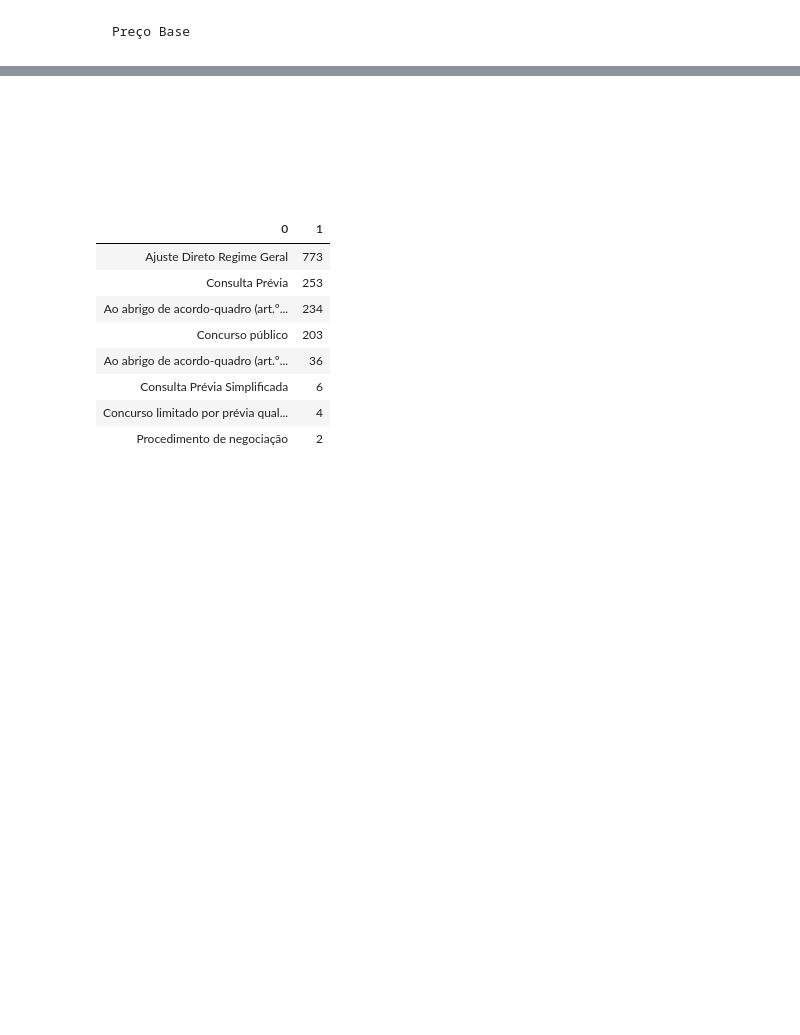
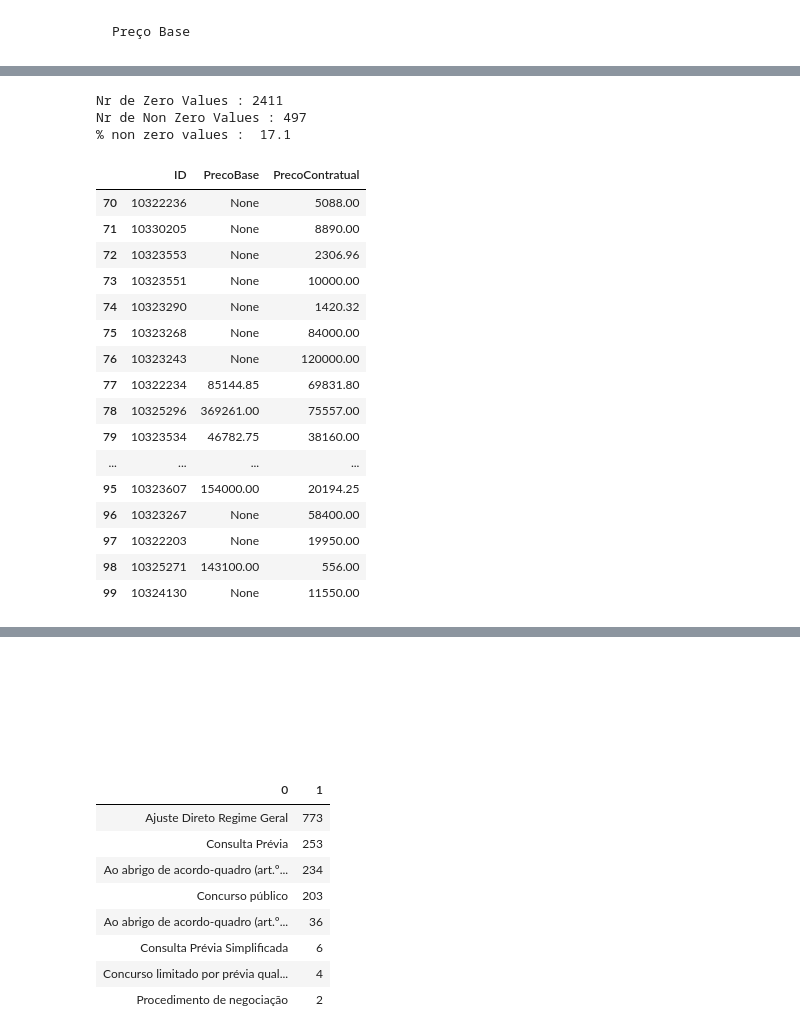
Before and after one commit to francisco-vpereira/ForceraIntership, a Jupyter notebook: forcera/scripts/contratos_v2.ipynb, the cells around one changed output, grey strips where cells are left out. Drawn from its saved outputs; the diff is of its cells as text; code cells hidden in the pictures; blank space fills up the shorter version.

```diff
--- a/forcera/scripts/contratos_v2.ipynb
+++ b/forcera/scripts/contratos_v2.ipynb
@@ -106,0 +154,8 @@ HTML(pd.DataFrame(col_names('contratos')).to_html(index=True))
+# %%
+cur = conn.cursor()
+cur.execute('''
+            SELECT "id"
+            FROM "contratos"
+            WHERE cpv LIKE '72%';''')
+
+len(cur.fetchall())
@@ -384 +504,13 @@ Nr de Non Zero Values : 344
+# %%
+# Conjunto de todos os preços base
+a = preco_base3(ids)
+
+#pd.DataFrame(a).describe().apply(lambda s: s.apply(lambda x: format(x, 'g')))
+print("Nr de Zero Values :", len(a) - (np.count_nonzero(a)))
+print("Nr de Non Zero Values :", (np.count_nonzero(a)))
+print("% non zero values : ",round(np.count_nonzero(a)/len(a) * 100,1))
+# %% [output]
+Nr de Zero Values : 2411
+Nr de Non Zero Values : 497
+% non zero values :  17.1
 # %%
@@ -394,3 +528,25 @@ pc = preco_contrato3(ids_nn)
+# %%
+df1 = contratos(ids).iloc[70:100,[0,2,18]]
+df1=df1.rename(columns = {0:'ID',2:'PrecoBase', 18:'PrecoContratual'})
+df1
+# %% [output]
+|  | ID | PrecoBase | PrecoContratual |
+| 70 | 10322236 | None | 5088.00 |
+| 71 | 10330205 | None | 8890.00 |
+| 72 | 10323553 | None | 2306.96 |
+| 73 | 10323551 | None | 10000.00 |
+| 74 | 10323290 | None | 1420.32 |
+| 75 | 10323268 | None | 84000.00 |
+| 76 | 10323243 | None | 120000.00 |
+| 77 | 10322234 | 85144.85 | 69831.80 |
+| 78 | 10325296 | 369261.00 | 75557.00 |
+| 79 | 10323534 | 46782.75 | 38160.00 |
+| ... | ... | ... | ... |
+| 95 | 10323607 | 154000.00 | 20194.25 |
+| 96 | 10323267 | None | 58400.00 |
+| 97 | 10322203 | None | 19950.00 |
+| 98 | 10325271 | 143100.00 | 556.00 |
+| 99 | 10324130 | None | 11550.00 |
 # %%
 def redflag(pbase, pcontr, tol, ids):
 
```
Also changed, not shown: parts of 18 cells of this notebook.
